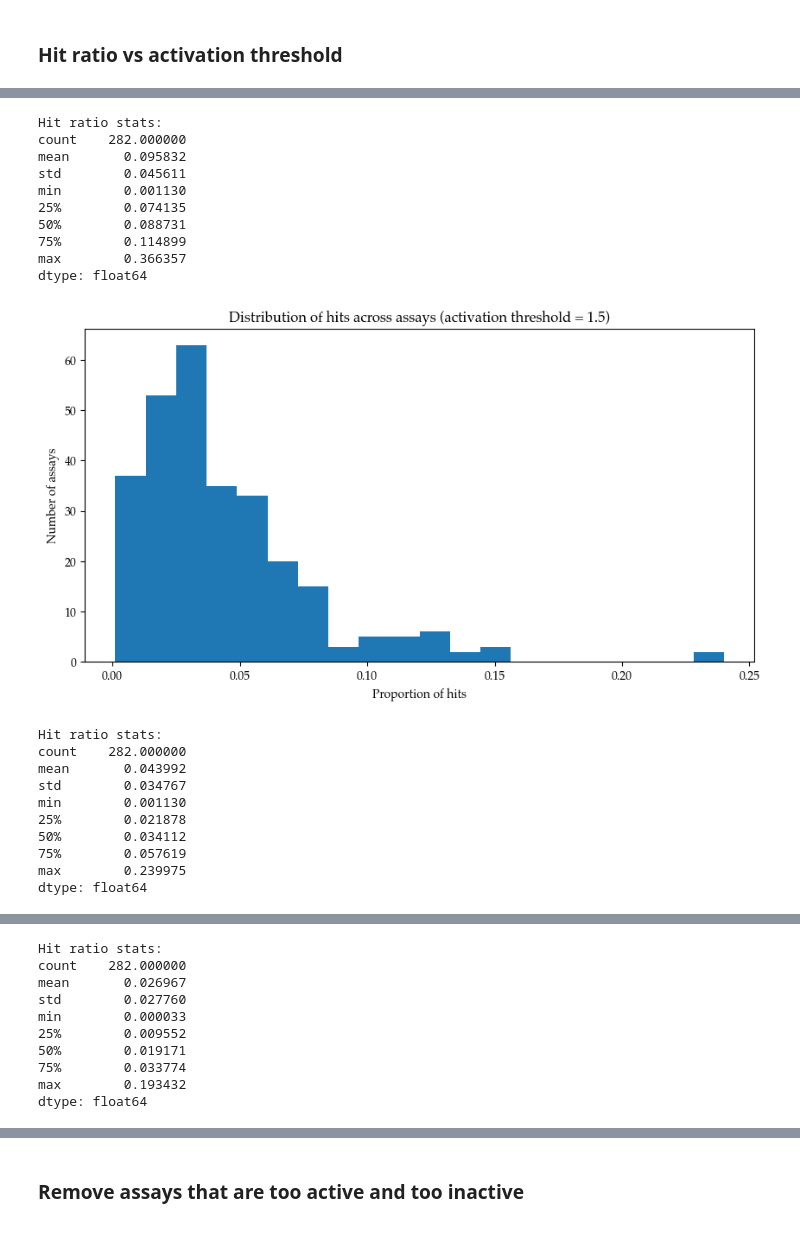
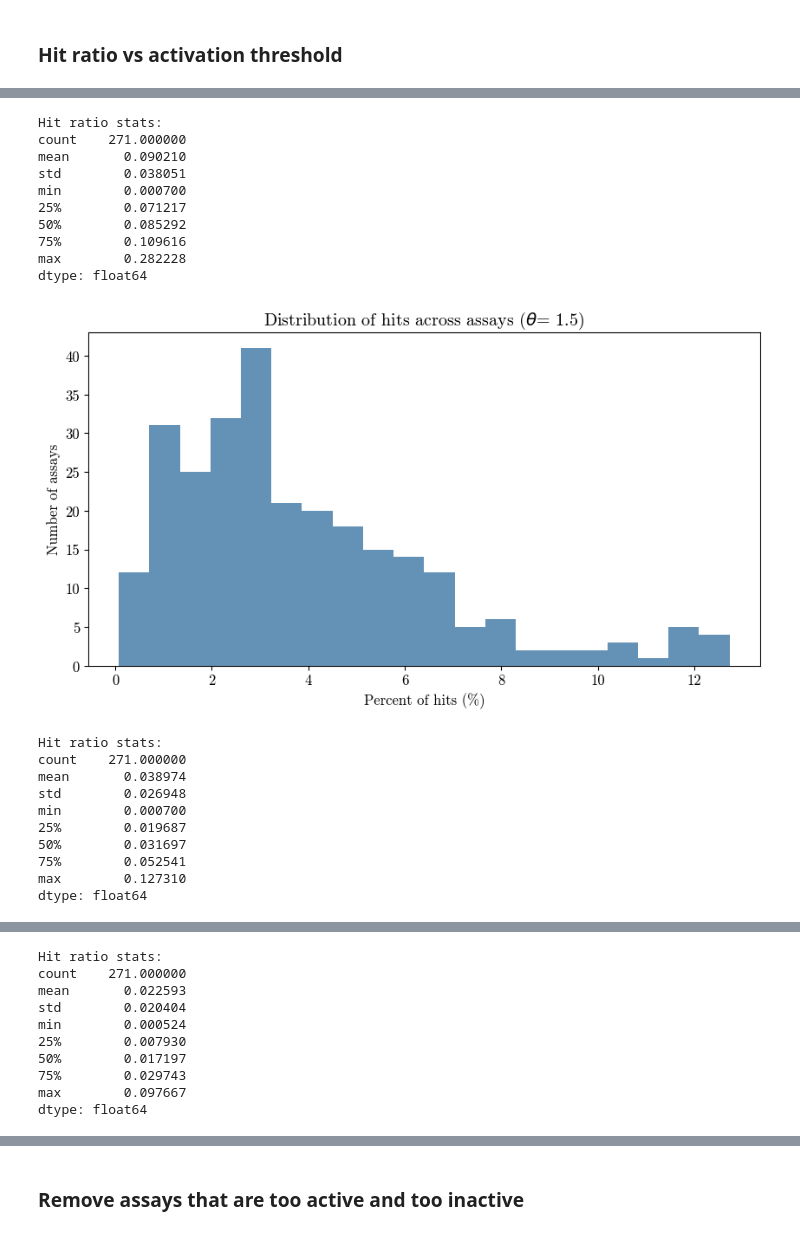
Before and after one commit to davidkubanek/Thesis, a Jupyter notebook: HTS_fingerprints.ipynb, the cells around one changed output, grey strips where cells are left out. Cells and saved outputs as stored; diff of their text form; code cells hidden in the pictures.

```diff
--- a/HTS_fingerprints.ipynb
+++ b/HTS_fingerprints.ipynb
@@ -9,7 +9,8 @@ import pandas as pd
 import matplotlib.pyplot as plt
 from collections import Counter
 import re
-plt.rcParams["font.family"] = "Palatino"
+plt.rcParams['font.family'] = 'cmr10'
+plt.rcParams['font.size'] = 12
 from scipy.sparse import dok_matrix
 from scipy.sparse import save_npz, load_npz
 import torch
@@ -1281,20 +1391,21 @@ Assays with few hits (<1%):
 # %%
 for idx, activity_threshold in enumerate([1, 1.5, 2, 2.5, 3]):
     # create binary matrix
-    matrix_df_binary = data_process.binarize_matrix(matrix_df, activity_threshold = activity_threshold, save=False)
+    matrix_df_binary = data_process.binarize_matrix(matrix_df_filtered, activity_threshold = activity_threshold, save=False)
 
     # sum matrix_df across rows
     hit_ratio = matrix_df_binary.iloc[:,1:].sum(axis=0)/matrix_df_binary.shape[0]
 
     #plot hit_ratio in subplot with figsize
     plt.figure(figsize=(10,5))
-    plt.hist(hit_ratio, bins=20)
+    plt.hist(100*hit_ratio, bins=20, color='#6491b6')
 
     #plt.figure(figsize=(10,5))
     #plt.hist(hit_ratio, bins=20)
-    plt.xlabel('Proportion of hits')
+    plt.xlabel('Percent of hits (%)')
     plt.ylabel('Number of assays')
-    plt.title(f'Distribution of hits across assays (activation threshold = {activity_threshold})')
+    plt.title(r'Distribution of hits across assays ($\theta$' + f'= {activity_threshold})')
+    plt.savefig('Figures/hit_ratio_'+str(activity_threshold)+'.png', dpi=300)
     plt.show()
     print('Hit ratio stats:')
     print(hit_ratio.describe())
@@ -1303,21 +1414,21 @@ for idx, activity_threshold in enumerate([1, 1.5, 2, 2.5, 3]):
 Hit ratio stats:
-count    282.000000
-mean       0.095832
-std        0.045611
-min        0.001130
-25%        0.074135
-50%        0.088731
-75%        0.114899
-max        0.366357
+count    271.000000
+mean       0.090210
+std        0.038051
+min        0.000700
+25%        0.071217
+50%        0.085292
+75%        0.109616
+max        0.282228
 dtype: float64
-[figure, old version]
+[figure, new version]
 Hit ratio stats:
-count    282.000000
-mean       0.043992
-std        0.034767
-min        0.001130
-25%        0.021878
-50%        0.034112
-75%        0.057619
-max        0.239975
+count    271.000000
+mean       0.038974
+std        0.026948
+min        0.000700
+25%        0.019687
+50%        0.031697
+75%        0.052541
+max        0.127310
 dtype: float64
@@ -1325,10 +1436,10 @@ dtype: float64
 Hit ratio stats:
-count    282.000000
-mean       0.026967
-std        0.027760
-min        0.000033
-25%        0.009552
-50%        0.019171
-75%        0.033774
-max        0.193432
+count    271.000000
+mean       0.022593
+std        0.020404
+min        0.000524
+25%        0.007930
+50%        0.017197
+75%        0.029743
+max        0.097667
 dtype: float64
```
Also changed, not shown: parts of 20 cells of this notebook, 13 other files.
